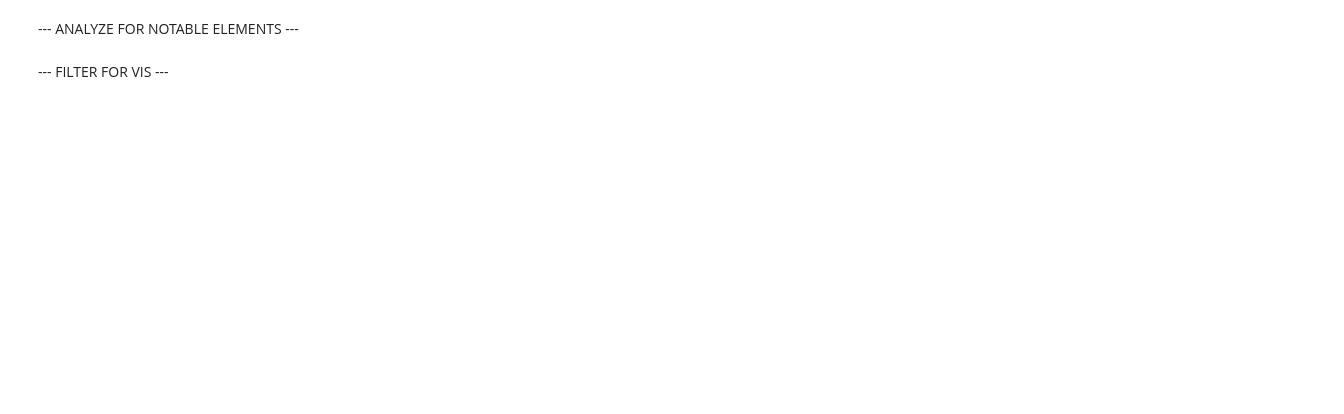
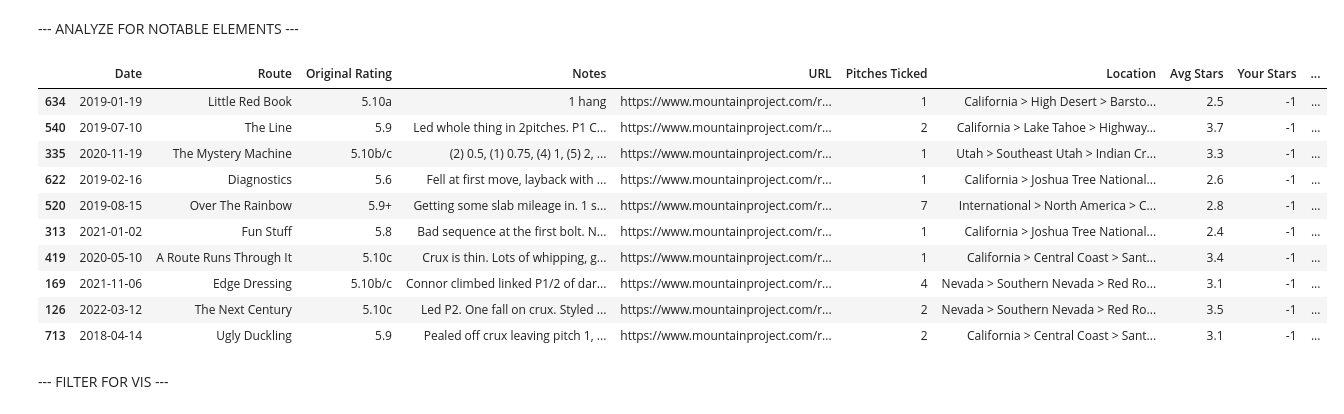
Before and after one commit to Brayden-L/Giza, a Jupyter notebook: Giza/user_send_analytics.ipynb, the cells around one changed output. Drawn from its saved outputs; the diff is of its cells as text; code cells hidden in the pictures; blank space fills up the shorter version.

```diff
--- a/Giza/user_send_analytics.ipynb
+++ b/Giza/user_send_analytics.ipynb
@@ -205,6 +184,20 @@ df_impressive_OS = df_usendm[(df_usendm['Num Ticks'] >= 30) & (df_usendm['OS Rat
 
 # User fell on something rarely fallen on
 df_woops_falls = df_usendm[(df_usendm['Num Ticks'] >= 30) & (df_usendm['OS Ratio'] > 0.8) & (df_usendm['Style'] == 'Lead') & (df_usendm['Lead Style'] == 'Fell/Hung') & (df_usendm['Route Type'] != 'Boulder')].sort_values(by='OS Ratio')
+# %%
+df_woops_falls
+# %% [output]
+|  | Date | Route | Original Rating | Notes | URL | Pitches Ticked | Location | Avg Stars | Your Stars | ... |
+| 634 | 2019-01-19 | Little Red Book | 5.10a | 1 hang | https://www.mountainproject.com/r... | 1 | California > High Desert > Barsto... | 2.5 | -1 | ... |
+| 540 | 2019-07-10 | The Line | 5.9 | Led whole thing in 2pitches. P1 C... | https://www.mountainproject.com/r... | 2 | California > Lake Tahoe > Highway... | 3.7 | -1 | ... |
+| 335 | 2020-11-19 | The Mystery Machine | 5.10b/c | (2) 0.5, (1) 0.75, (4) 1, (5) 2, ... | https://www.mountainproject.com/r... | 1 | Utah > Southeast Utah > Indian Cr... | 3.3 | -1 | ... |
+| 622 | 2019-02-16 | Diagnostics | 5.6 | Fell at first move, layback with ... | https://www.mountainproject.com/r... | 1 | California > Joshua Tree National... | 2.6 | -1 | ... |
+| 520 | 2019-08-15 | Over The Rainbow | 5.9+ | Getting some slab mileage in. 1 s... | https://www.mountainproject.com/r... | 7 | International > North America > C... | 2.8 | -1 | ... |
+| 313 | 2021-01-02 | Fun Stuff | 5.8 | Bad sequence at the first bolt. N... | https://www.mountainproject.com/r... | 1 | California > Joshua Tree National... | 2.4 | -1 | ... |
+| 419 | 2020-05-10 | A Route Runs Through It | 5.10c | Crux is thin. Lots of whipping, g... | https://www.mountainproject.com/r... | 1 | California > Central Coast > Sant... | 3.4 | -1 | ... |
+| 169 | 2021-11-06 | Edge Dressing | 5.10b/c | Connor climbed linked P1/2 of dar... | https://www.mountainproject.com/r... | 4 | Nevada > Southern Nevada > Red Ro... | 3.1 | -1 | ... |
+| 126 | 2022-03-12 | The Next Century | 5.10c | Led P2. One fall on crux. Styled ... | https://www.mountainproject.com/r... | 2 | Nevada > Southern Nevada > Red Ro... | 3.5 | -1 | ... |
+| 713 | 2018-04-14 | Ugly Duckling | 5.9 | Pealed off crux leaving pitch 1, ... | https://www.mountainproject.com/r... | 2 | California > Central Coast > Sant... | 3.1 | -1 | ... |
 # %% [markdown]
 --- FILTER FOR VIS ---
 # %%
```
Also changed, not shown: parts of 14 cells of this notebook, 10 other files.
